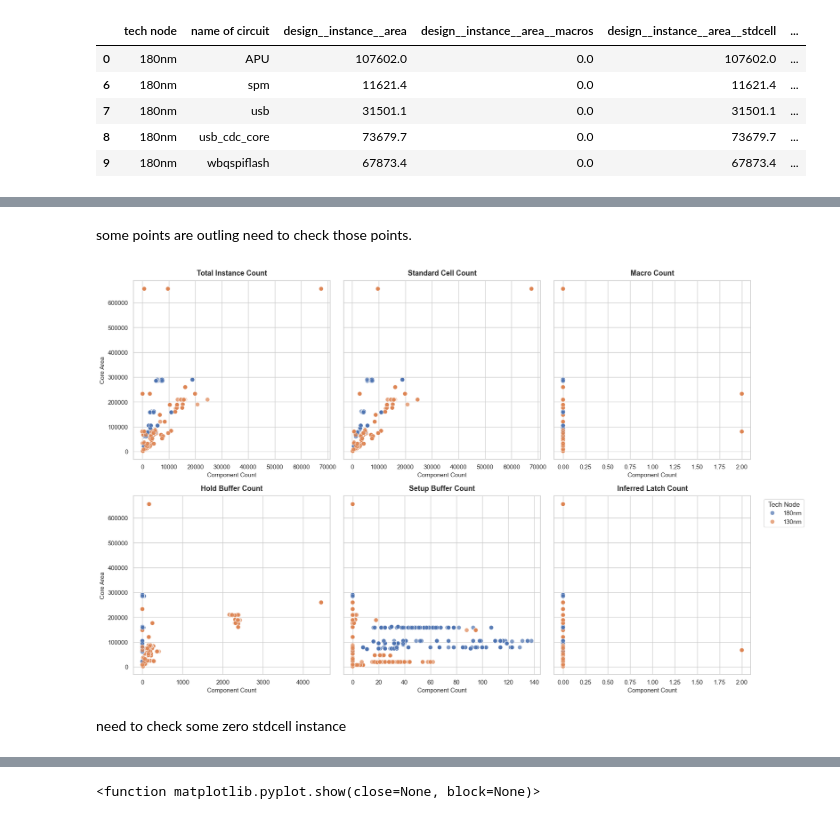
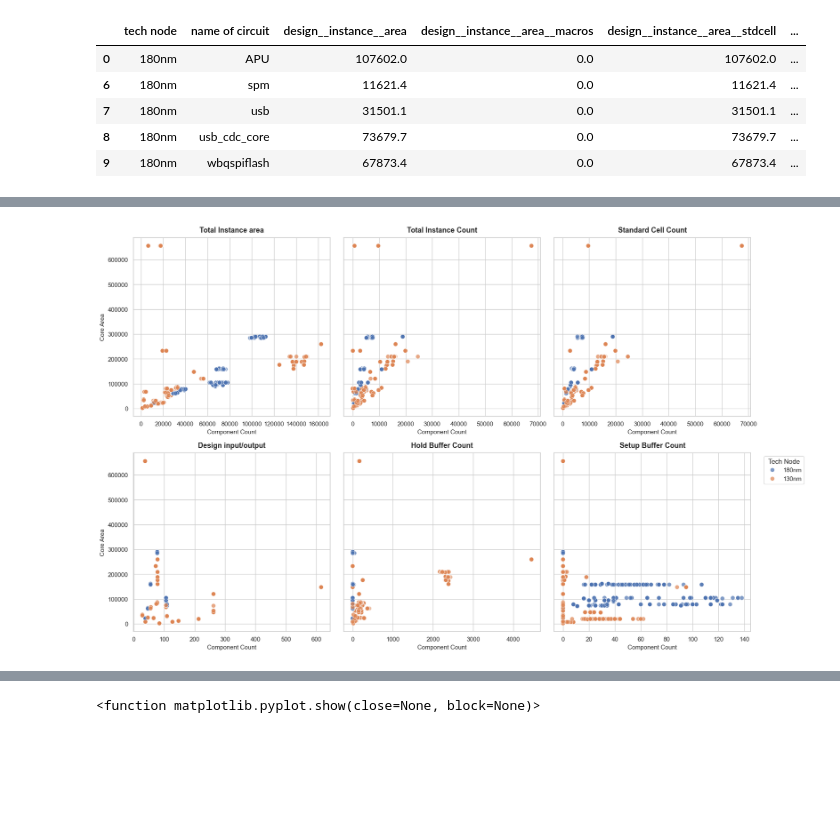
Before and after one commit to jrparab2000/ML-model-for-Physical-Designing, a Jupyter notebook: main/pd_ml_randomforest.ipynb, the cells around one changed output, grey strips where cells are left out. Cells and saved outputs as stored; diff of their text form; code cells hidden in the pictures; blank space fills up the shorter version.

```diff
--- a/main/pd_ml_randomforest.ipynb
+++ b/main/pd_ml_randomforest.ipynb
@@ -77,27 +95,0 @@ dtype: bool
-# %%
-# plt.scatter(area_data['design__instance__area'], area_data['design__core__area'])
-# plt.xlabel('instance_area')
-# plt.ylabel('core area')
-# # plt.xlim(0, 50)
-# plt.show()
-
-sns.set_theme(style="whitegrid")
-
-plt.figure(figsize=(10, 7))
-
-ax = sns.scatterplot(
-    data=area_data,
-    x="design__instance__area",
-    y="design__core__area",
-    hue="tech node",
-    palette="deep",
-    s=100,  # Make points larger and easier to see
-    alpha=0.8,
-)
-
-plt.xlabel("Instance Area", fontsize=12)
-plt.ylabel("Core Area", fontsize=12)
-# plt.legend(bbox_to_anchor=(1.05, 1), loc="upper left")
-plt.title("Instance Area vs Core Area", fontsize=14, pad=15)
-plt.tight_layout()
-plt.show()
@@ -106,5 +96,3 @@ plt.show()
-# %% [markdown]
-some points are outling need to check those points.
 # %%
 # plt.scatter(area_data['design__instance__count__stdcell'], area_data['design__core__area'])
 # plt.xlabel('instance count stdcell')
@@ -113,12 +101,12 @@ some points are outling need to check those points.
 # plt.show()
 
 plot_config = [
+    {"col": "design__instance__area", "title": "Total Instance area"},
     {"col": "design__instance__count", "title": "Total Instance Count"},
     {"col": "design__instance__count__stdcell", "title": "Standard Cell Count"},
-    {"col": "design__instance__count__macros", "title": "Macro Count"},
+    {"col": "design__io", "title": "Design input/output"},
     {"col": "design__instance__count__hold_buffer", "title": "Hold Buffer Count"},
     {"col": "design__instance__count__setup_buffer", "title": "Setup Buffer Count"},
-    {"col": "design__inferred_latch__count", "title": "Inferred Latch Count"},
 ]
 
 sns.set_theme(style="whitegrid")
@@ -126,33 +114,31 @@ fig, axes = plt.subplots(2, 3, figsize=(18, 11), sharey=True)
 # plt.figure(figsize=(10, 7))
 axes = axes.flatten()
 
 for i, config in enumerate(plot_config):
     sns.scatterplot(
         data=area_data,
         x=config["col"],
         y="design__core__area",
         hue="tech node",
         palette="deep",
         ax=axes[i],
         s=60,
         alpha=0.7,
     )
     axes[i].set_title(config["title"], fontsize=13, fontweight="bold", pad=10)
     axes[i].set_xlabel("Component Count", fontsize=11)
 
     if i % 3 == 0:
         axes[i].set_ylabel("Core Area", fontsize=11)
     else:
         axes[i].set_ylabel("")
 
     if i != 5:
         axes[i].get_legend().remove()
     else:
         axes[i].legend(title="Tech Node", bbox_to_anchor=(1.05, 1), loc="upper left")
 
 plt.tight_layout()
 plt.show()
 # %% [output]
-[figure, old version]
+[figure, new version]
-# %% [markdown]
-need to check some zero stdcell instance
```
Also changed, not shown: parts of 11 cells of this notebook.
